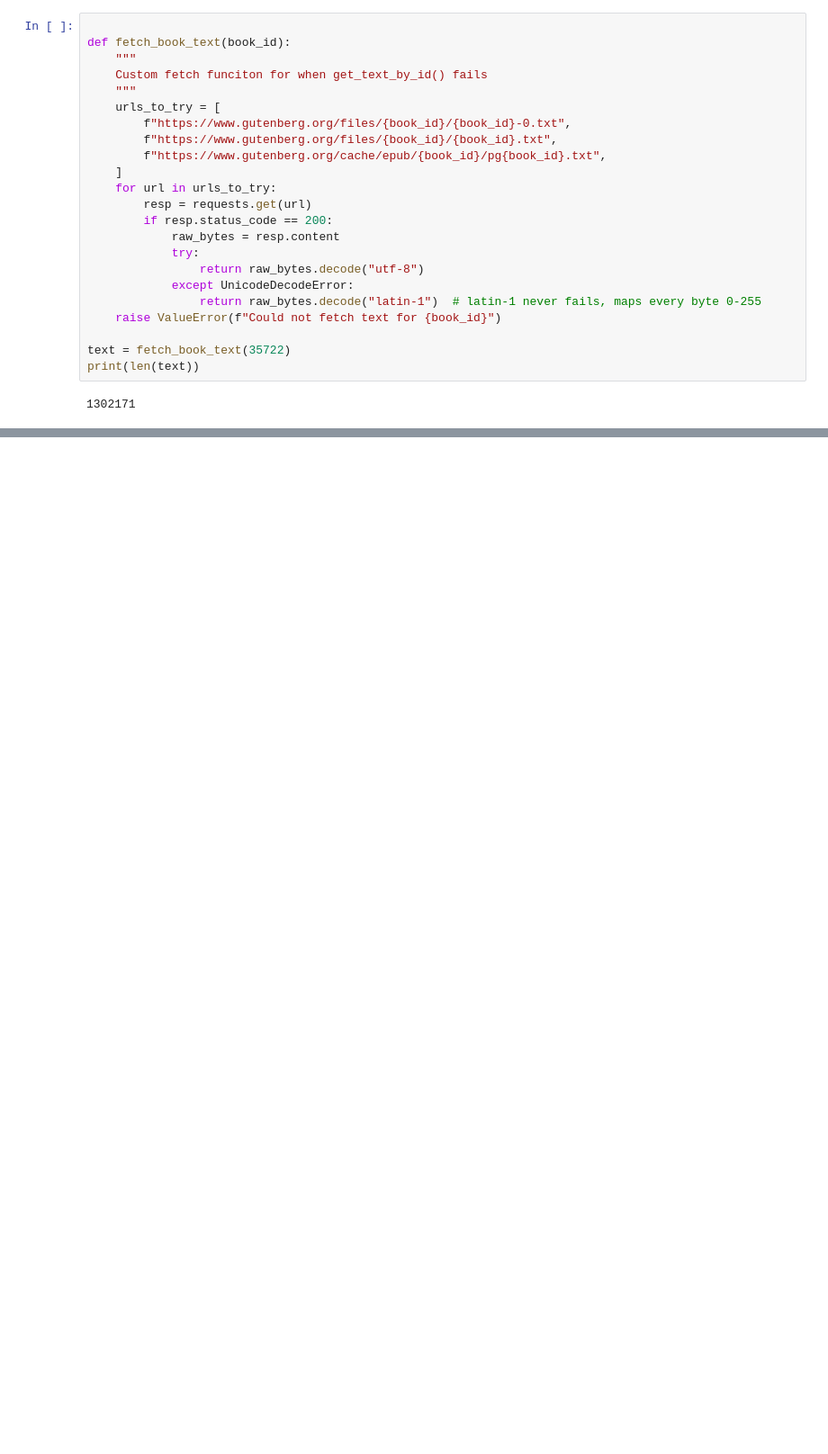
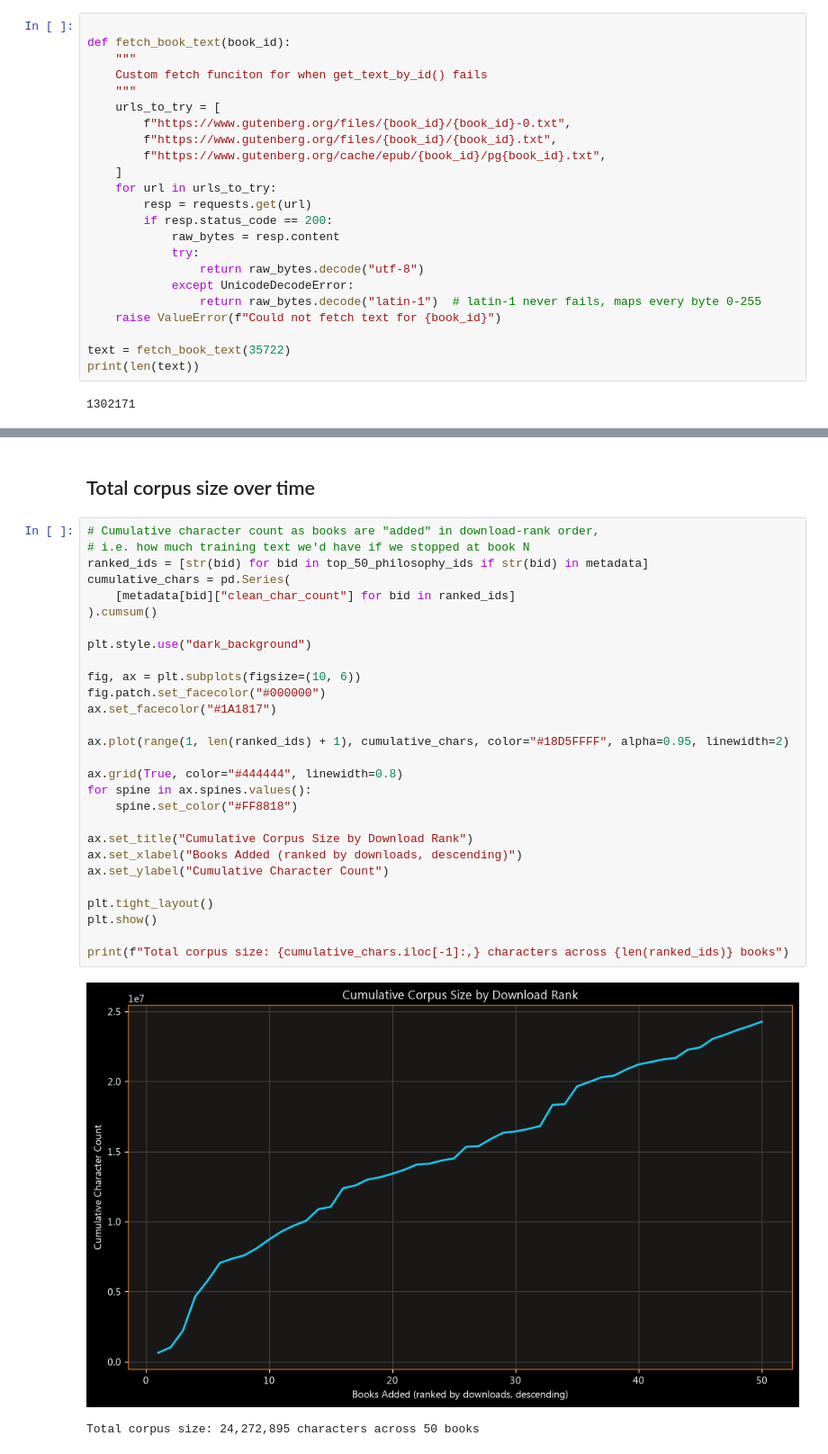
Before and after one commit to ethan-leitch/Socrates_AI, a Jupyter notebook: notebooks/pre_processing.ipynb, the cells around one changed output, grey strips where cells are left out. Shown at 90% size. Drawn from its saved outputs; the diff is of its cells as text; blank space fills up the shorter version.

```diff
--- a/notebooks/pre_processing.ipynb
+++ b/notebooks/pre_processing.ipynb
@@ -439,0 +619,33 @@ L = len(ALPHABET)
+# %% [markdown]
+## Total corpus size over time
+# %%
+# Cumulative character count as books are "added" in download-rank order,
+# i.e. how much training text we'd have if we stopped at book N
+ranked_ids = [str(bid) for bid in top_50_philosophy_ids if str(bid) in metadata]
+cumulative_chars = pd.Series(
+    [metadata[bid]["clean_char_count"] for bid in ranked_ids]
+).cumsum()
+
+plt.style.use("dark_background")
+
+fig, ax = plt.subplots(figsize=(10, 6))
+fig.patch.set_facecolor("#000000")
+ax.set_facecolor("#1A1817")
+
+ax.plot(range(1, len(ranked_ids) + 1), cumulative_chars, color="#18D5FFFF", alpha=0.95, linewidth=2)
+
+ax.grid(True, color="#444444", linewidth=0.8)
+for spine in ax.spines.values():
+    spine.set_color("#FF8818")
+
+ax.set_title("Cumulative Corpus Size by Download Rank")
+ax.set_xlabel("Books Added (ranked by downloads, descending)")
+ax.set_ylabel("Cumulative Character Count")
+
+plt.tight_layout()
+plt.show()
+
+print(f"Total corpus size: {cumulative_chars.iloc[-1]:,} characters across {len(ranked_ids)} books")
+# %% [output]
+[figure, added]
+Total corpus size: 24,272,895 characters across 50 books
```
Also changed, not shown: parts of 36 cells of this notebook, 3 other files.
